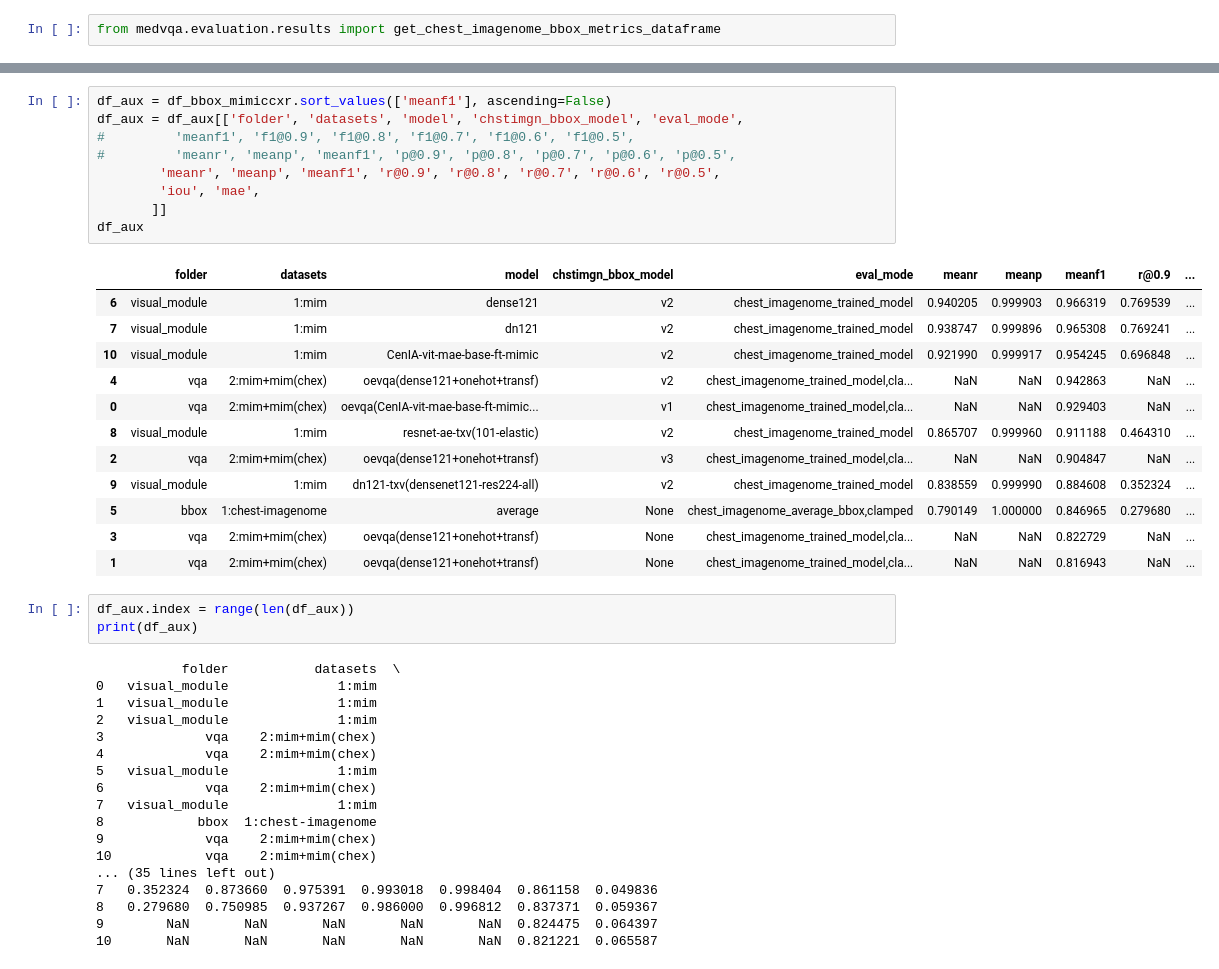
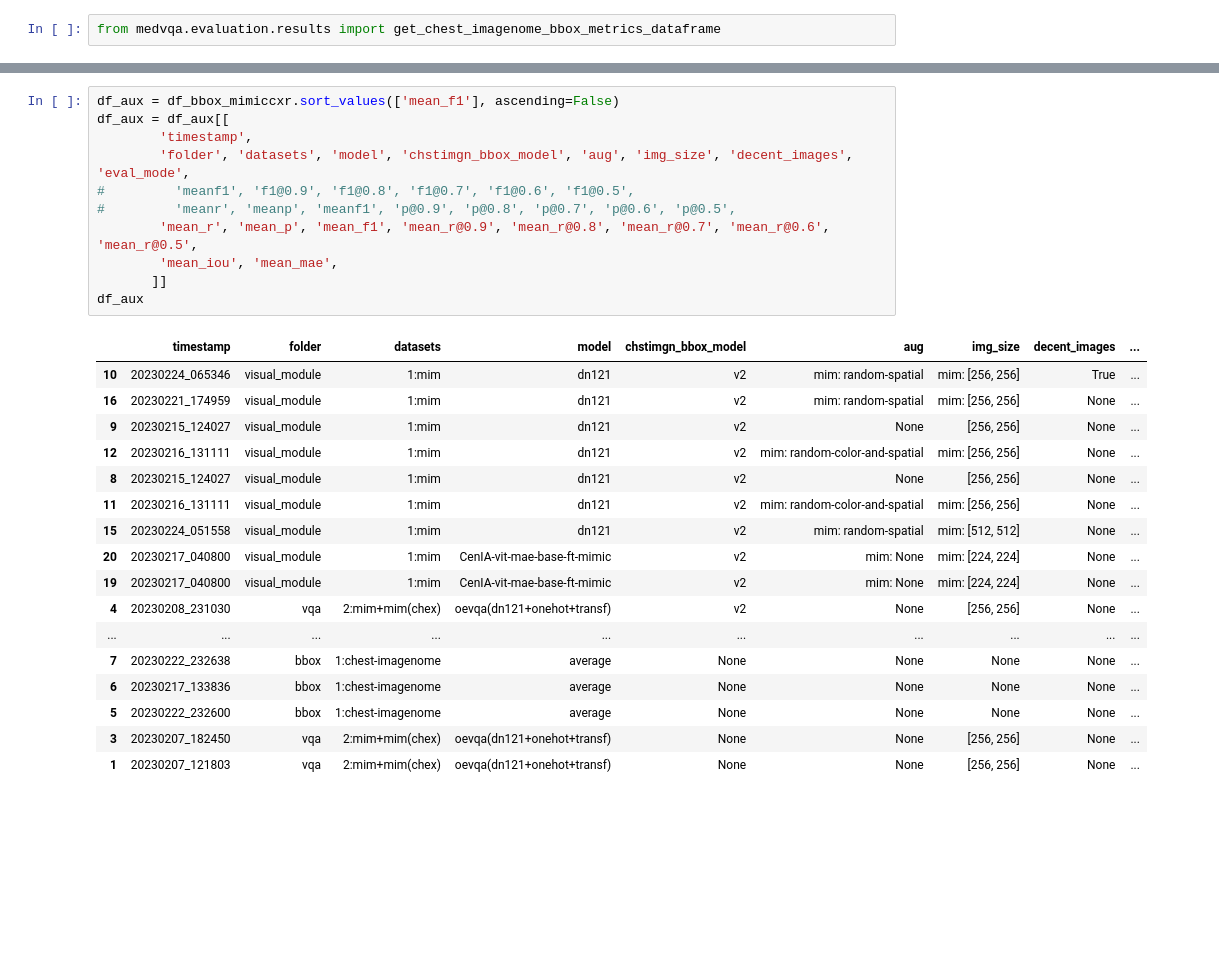
Before and after one commit to PabloMessina/MedVQA, a Jupyter notebook: medvqa/notebooks/Results Summary.ipynb, the cells around one changed output, grey strips where cells are left out. Saved outputs shown, nothing was run; the diff lists cells and outputs as text; blank space fills up the shorter version.

```diff
--- a/medvqa/notebooks/Results Summary.ipynb
+++ b/medvqa/notebooks/Results Summary.ipynb
@@ -608,43 +621,29 @@ Index(['metrics_path', 'f1@0.5', 'f1@0.6', 'f1@0.7', 'f1@0.8', 'f1@0.9', 'iou',
 # %%
-df_aux = df_bbox_mimiccxr.sort_values(['meanf1'], ascending=False)
-df_aux = df_aux[['folder', 'datasets', 'model', 'chstimgn_bbox_model', 'eval_mode',
+df_aux = df_bbox_mimiccxr.sort_values(['mean_f1'], ascending=False)
+df_aux = df_aux[[
+        'timestamp',
+        'folder', 'datasets', 'model', 'chstimgn_bbox_model', 'aug', 'img_size', 'decent_images', 'eval_mode',
 #         'meanf1', 'f1@0.9', 'f1@0.8', 'f1@0.7', 'f1@0.6', 'f1@0.5',
 #         'meanr', 'meanp', 'meanf1', 'p@0.9', 'p@0.8', 'p@0.7', 'p@0.6', 'p@0.5',
-        'meanr', 'meanp', 'meanf1', 'r@0.9', 'r@0.8', 'r@0.7', 'r@0.6', 'r@0.5',
-        'iou', 'mae',
+        'mean_r', 'mean_p', 'mean_f1', 'mean_r@0.9', 'mean_r@0.8', 'mean_r@0.7', 'mean_r@0.6', 'mean_r@0.5',
+        'mean_iou', 'mean_mae',
        ]]
 df_aux
 # %% [output]
-|  | folder | datasets | model | chstimgn_bbox_model | eval_mode | meanr | meanp | meanf1 | r@0.9 | ... |
-| 6 | visual_module | 1:mim | dense121 | v2 | chest_imagenome_trained_model | 0.940205 | 0.999903 | 0.966319 | 0.769539 | ... |
-| 7 | visual_module | 1:mim | dn121 | v2 | chest_imagenome_trained_model | 0.938747 | 0.999896 | 0.965308 | 0.769241 | ... |
-| 10 | visual_module | 1:mim | CenIA-vit-mae-base-ft-mimic | v2 | chest_imagenome_trained_model | 0.921990 | 0.999917 | 0.954245 | 0.696848 | ... |
-| 4 | vqa | 2:mim+mim(chex) | oevqa(dense121+onehot+transf) | v2 | chest_imagenome_trained_model,cla... | NaN | NaN | 0.942863 | NaN | ... |
-| 0 | vqa | 2:mim+mim(chex) | oevqa(CenIA-vit-mae-base-ft-mimic... | v1 | chest_imagenome_trained_model,cla... | NaN | NaN | 0.929403 | NaN | ... |
-| 8 | visual_module | 1:mim | resnet-ae-txv(101-elastic) | v2 | chest_imagenome_trained_model | 0.865707 | 0.999960 | 0.911188 | 0.464310 | ... |
-| 2 | vqa | 2:mim+mim(chex) | oevqa(dense121+onehot+transf) | v3 | chest_imagenome_trained_model,cla... | NaN | NaN | 0.904847 | NaN | ... |
-| 9 | visual_module | 1:mim | dn121-txv(densenet121-res224-all) | v2 | chest_imagenome_trained_model | 0.838559 | 0.999990 | 0.884608 | 0.352324 | ... |
-| 5 | bbox | 1:chest-imagenome | average | None | chest_imagenome_average_bbox,clamped | 0.790149 | 1.000000 | 0.846965 | 0.279680 | ... |
-| 3 | vqa | 2:mim+mim(chex) | oevqa(dense121+onehot+transf) | None | chest_imagenome_trained_model,cla... | NaN | NaN | 0.822729 | NaN | ... |
-| 1 | vqa | 2:mim+mim(chex) | oevqa(dense121+onehot+transf) | None | chest_imagenome_trained_model,cla... | NaN | NaN | 0.816943 | NaN | ... |
+|  | timestamp | folder | datasets | model | chstimgn_bbox_model | aug | img_size | decent_images | ... |
+| 10 | 20230224_065346 | visual_module | 1:mim | dn121 | v2 | mim: random-spatial | mim: [256, 256] | True | ... |
+| 16 | 20230221_174959 | visual_module | 1:mim | dn121 | v2 | mim: random-spatial | mim: [256, 256] | None | ... |
+| 9 | 20230215_124027 | visual_module | 1:mim | dn121 | v2 | None | [256, 256] | None | ... |
+| 12 | 20230216_131111 | visual_module | 1:mim | dn121 | v2 | mim: random-color-and-spatial | mim: [256, 256] | None | ... |
+| 8 | 20230215_124027 | visual_module | 1:mim | dn121 | v2 | None | [256, 256] | None | ... |
+| 11 | 20230216_131111 | visual_module | 1:mim | dn121 | v2 | mim: random-color-and-spatial | mim: [256, 256] | None | ... |
+| 15 | 20230224_051558 | visual_module | 1:mim | dn121 | v2 | mim: random-spatial | mim: [512, 512] | None | ... |
+| 20 | 20230217_040800 | visual_module | 1:mim | CenIA-vit-mae-base-ft-mimic | v2 | mim: None | mim: [224, 224] | None | ... |
+| 19 | 20230217_040800 | visual_module | 1:mim | CenIA-vit-mae-base-ft-mimic | v2 | mim: None | mim: [224, 224] | None | ... |
+| 4 | 20230208_231030 | vqa | 2:mim+mim(chex) | oevqa(dn121+onehot+transf) | v2 | None | [256, 256] | None | ... |
+| ... | ... | ... | ... | ... | ... | ... | ... | ... | ... |
+| 7 | 20230222_232638 | bbox | 1:chest-imagenome | average | None | None | None | None | ... |
+| 6 | 20230217_133836 | bbox | 1:chest-imagenome | average | None | None | None | None | ... |
+| 5 | 20230222_232600 | bbox | 1:chest-imagenome | average | None | None | None | None | ... |
+| 3 | 20230207_182450 | vqa | 2:mim+mim(chex) | oevqa(dn121+onehot+transf) | None | None | [256, 256] | None | ... |
+| 1 | 20230207_121803 | vqa | 2:mim+mim(chex) | oevqa(dn121+onehot+transf) | None | None | [256, 256] | None | ... |
-# %%
-df_aux.index = range(len(df_aux))
-print(df_aux)
-# %% [output]
-           folder           datasets  \
-0   visual_module              1:mim
-1   visual_module              1:mim
-2   visual_module              1:mim
-3             vqa    2:mim+mim(chex)
-4             vqa    2:mim+mim(chex)
-5   visual_module              1:mim
-6             vqa    2:mim+mim(chex)
-7   visual_module              1:mim
-8            bbox  1:chest-imagenome
-9             vqa    2:mim+mim(chex)
-10            vqa    2:mim+mim(chex)
-... (35 lines left out)
-7   0.352324  0.873660  0.975391  0.993018  0.998404  0.861158  0.049836
-8   0.279680  0.750985  0.937267  0.986000  0.996812  0.837371  0.059367
-9        NaN       NaN       NaN       NaN       NaN  0.824475  0.064397
-10       NaN       NaN       NaN       NaN       NaN  0.821221  0.065587
```
Also changed, not shown: parts of 30 cells of this notebook, 28 other files.
